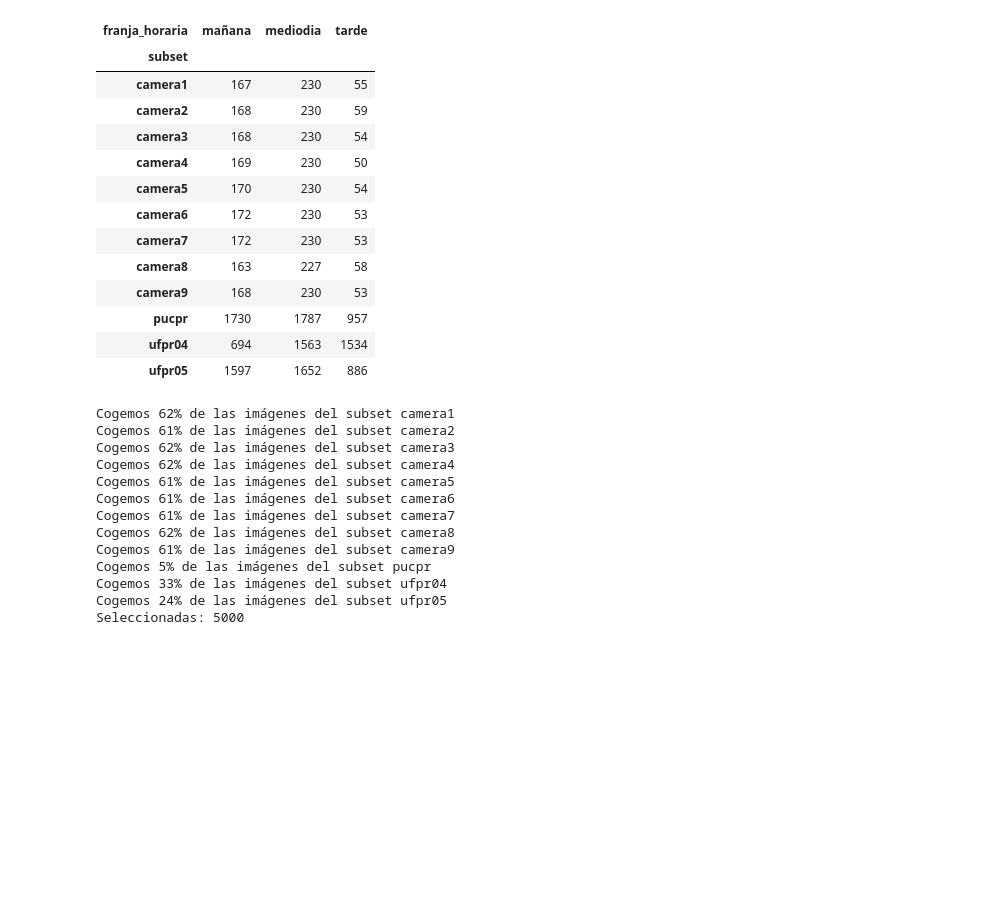
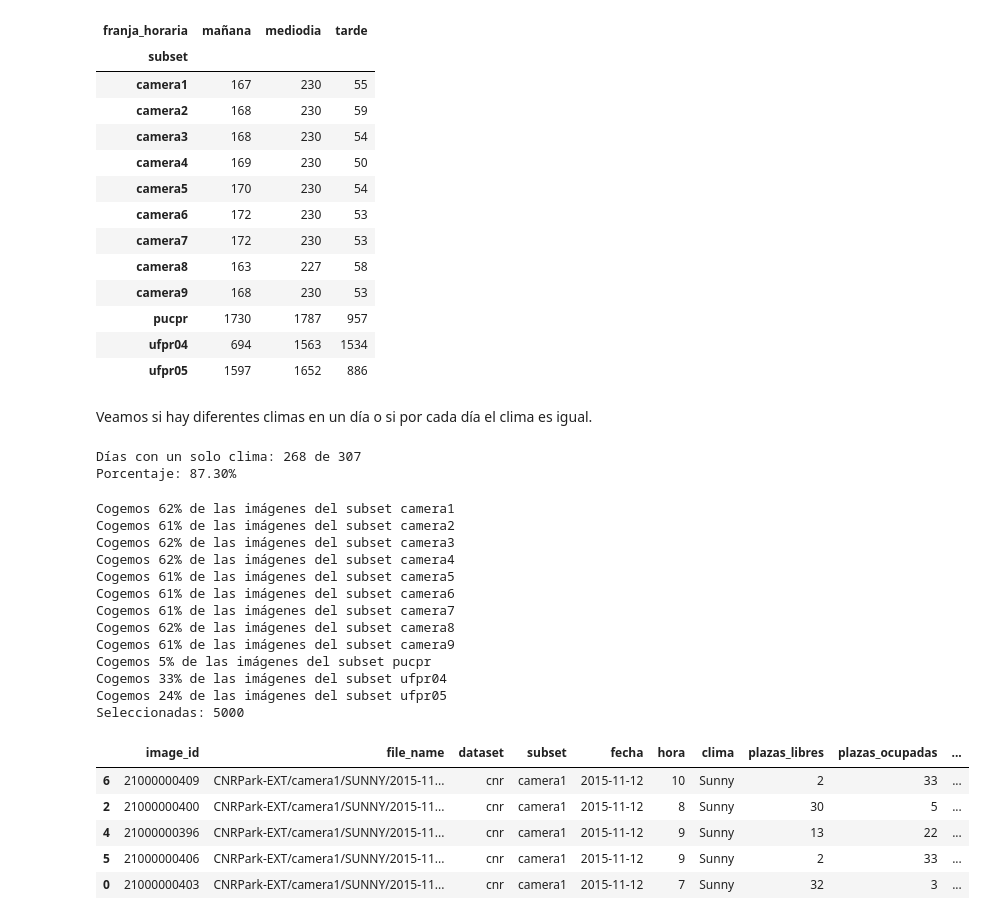
Before and after one commit to StafLoker/pic-proyecto, a Jupyter notebook: notebooks/PIC_Proyecto_Dataset_Mini.ipynb, the cells around one changed output. Saved outputs shown, nothing was run; the diff lists cells and outputs as text; code cells hidden in the pictures; blank space fills up the shorter version.

```diff
--- a/notebooks/PIC_Proyecto_Dataset_Mini.ipynb
+++ b/notebooks/PIC_Proyecto_Dataset_Mini.ipynb
@@ -655,6 +643,16 @@ pd.crosstab(tabla['subset'], tabla['franja_horaria'])
 | pucpr | 1730 | 1787 | 957 |
 | ufpr04 | 694 | 1563 | 1534 |
 | ufpr05 | 1597 | 1652 | 886 |
+# %% [markdown]
+Veamos si hay diferentes climas en un día o si por cada día el clima es igual.
+# %%
+climas_por_dia = tabla.groupby(['subset', 'fecha'])['clima'].nunique()
+
+print("Días con un solo clima:", (climas_por_dia == 1).sum(), "de", len(climas_por_dia))
+print(f"Porcentaje: {(climas_por_dia == 1).sum() / len(climas_por_dia) * 100:.2f}%")
+# %% [output]
+Días con un solo clima: 268 de 307
+Porcentaje: 87.30%
 # %%
 # Reparto de imágenes para cada subconjunto del dataset
 
@@ -673,32 +671,39 @@ for subset, n in num_img_subset.items():
     grupo=tabla[tabla['subset']==subset]
     frac=n/len(grupo)
     print(f"Cogemos {frac:.0%} de las imágenes del subset {subset}")
 
     # Creamos la muestra haciendo el reparto para cad fecha y franja horaria
-    muestra = grupo.groupby(['fecha', 'franja_horaria']).sample(frac=frac, random_state=99)
+    muestra = grupo.groupby(['fecha', 'franja_horaria', 'clima']).sample(frac=frac, random_state=99)
 
     if len(muestra)>n:
         muestra = muestra.sample(n=n, random_state=99)
     elif len(muestra)<n:
         restantes = grupo.drop(muestra.index)
-        extra = restantes.sample(n=n - len(muestra), random_state=42)
+        extra = restantes.sample(n=n - len(muestra), random_state=99)
         muestra = pd.concat([muestra, extra])
 
     partes.append(muestra)
 
 tabla_muestreada = pd.concat(partes)
 print("Seleccionadas:", len(tabla_muestreada))
+tabla_muestreada.head(5)
 # %% [output]
 Cogemos 62% de las imágenes del subset camera1
 Cogemos 61% de las imágenes del subset camera2
 Cogemos 62% de las imágenes del subset camera3
 Cogemos 62% de las imágenes del subset camera4
 Cogemos 61% de las imágenes del subset camera5
 Cogemos 61% de las imágenes del subset camera6
 Cogemos 61% de las imágenes del subset camera7
 Cogemos 62% de las imágenes del subset camera8
 Cogemos 61% de las imágenes del subset camera9
 Cogemos 5% de las imágenes del subset pucpr
 Cogemos 33% de las imágenes del subset ufpr04
 Cogemos 24% de las imágenes del subset ufpr05
 Seleccionadas: 5000
+|  | image_id | file_name | dataset | subset | fecha | hora | clima | plazas_libres | plazas_ocupadas | ... |
+| 6 | 21000000409 | CNRPark-EXT/camera1/SUNNY/2015-11... | cnr | camera1 | 2015-11-12 | 10 | Sunny | 2 | 33 | ... |
+| 2 | 21000000400 | CNRPark-EXT/camera1/SUNNY/2015-11... | cnr | camera1 | 2015-11-12 | 8 | Sunny | 30 | 5 | ... |
+| 4 | 21000000396 | CNRPark-EXT/camera1/SUNNY/2015-11... | cnr | camera1 | 2015-11-12 | 9 | Sunny | 13 | 22 | ... |
+| 5 | 21000000406 | CNRPark-EXT/camera1/SUNNY/2015-11... | cnr | camera1 | 2015-11-12 | 9 | Sunny | 2 | 33 | ... |
+| 0 | 21000000403 | CNRPark-EXT/camera1/SUNNY/2015-11... | cnr | camera1 | 2015-11-12 | 7 | Sunny | 32 | 3 | ... |
```
Also changed, not shown: parts of 16 cells of this notebook.
